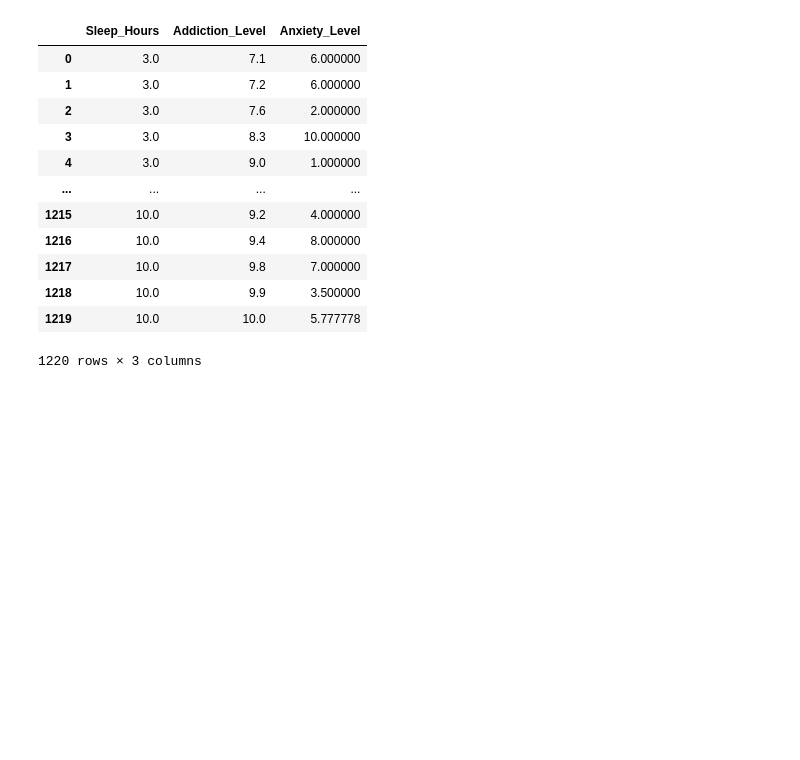
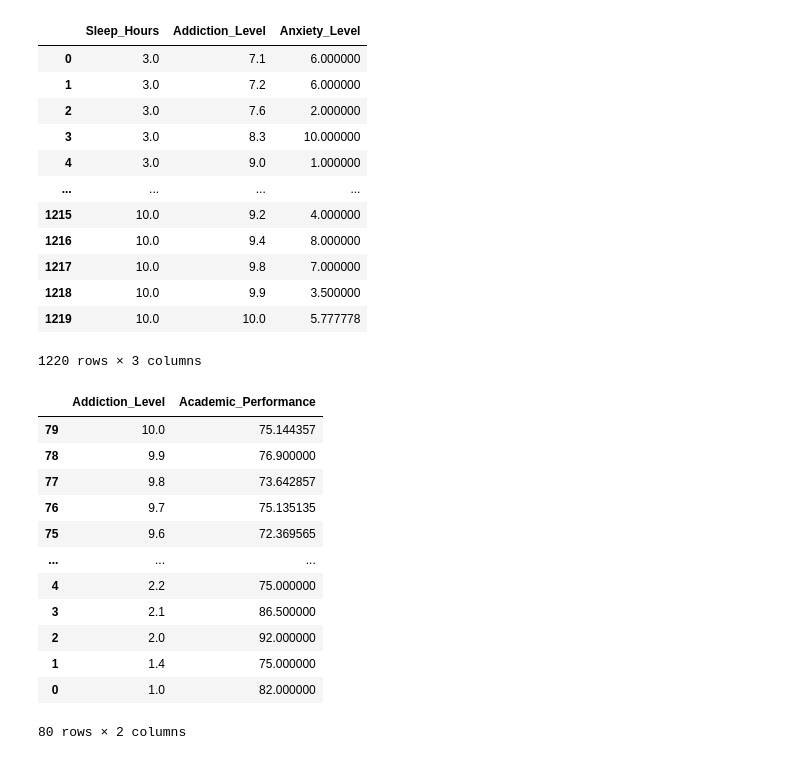
Before and after one commit to shivahari04/smartphone_addiction_analysis, a Jupyter notebook: Notebook/screen_addiction.ipynb, the cells around one changed output. Drawn from its saved outputs; the diff is of its cells as text; code cells hidden in the pictures; blank space fills up the shorter version.

```diff
--- a/Notebook/screen_addiction.ipynb
+++ b/Notebook/screen_addiction.ipynb
@@ -195,3 +268,23 @@ avg_anx
 | 1218 | 10.0 | 9.9 | 3.500000 |
 | 1219 | 10.0 | 10.0 | 5.777778 |
 1220 rows × 3 columns
+# %%
+#Average Academic Performance by Addiction level
+
+result = (df.groupby("Addiction_Level")["Academic_Performance"].mean().reset_index().sort_values("Addiction_Level", ascending=False))
+
+result
+# %% [output]
+|  | Addiction_Level | Academic_Performance |
+| 79 | 10.0 | 75.144357 |
+| 78 | 9.9 | 76.900000 |
+| 77 | 9.8 | 73.642857 |
+| 76 | 9.7 | 75.135135 |
+| 75 | 9.6 | 72.369565 |
+| ... | ... | ... |
+| 4 | 2.2 | 75.000000 |
+| 3 | 2.1 | 86.500000 |
+| 2 | 2.0 | 92.000000 |
+| 1 | 1.4 | 75.000000 |
+| 0 | 1.0 | 82.000000 |
+80 rows × 2 columns
```
Also changed, not shown: parts of 12 cells of this notebook.
